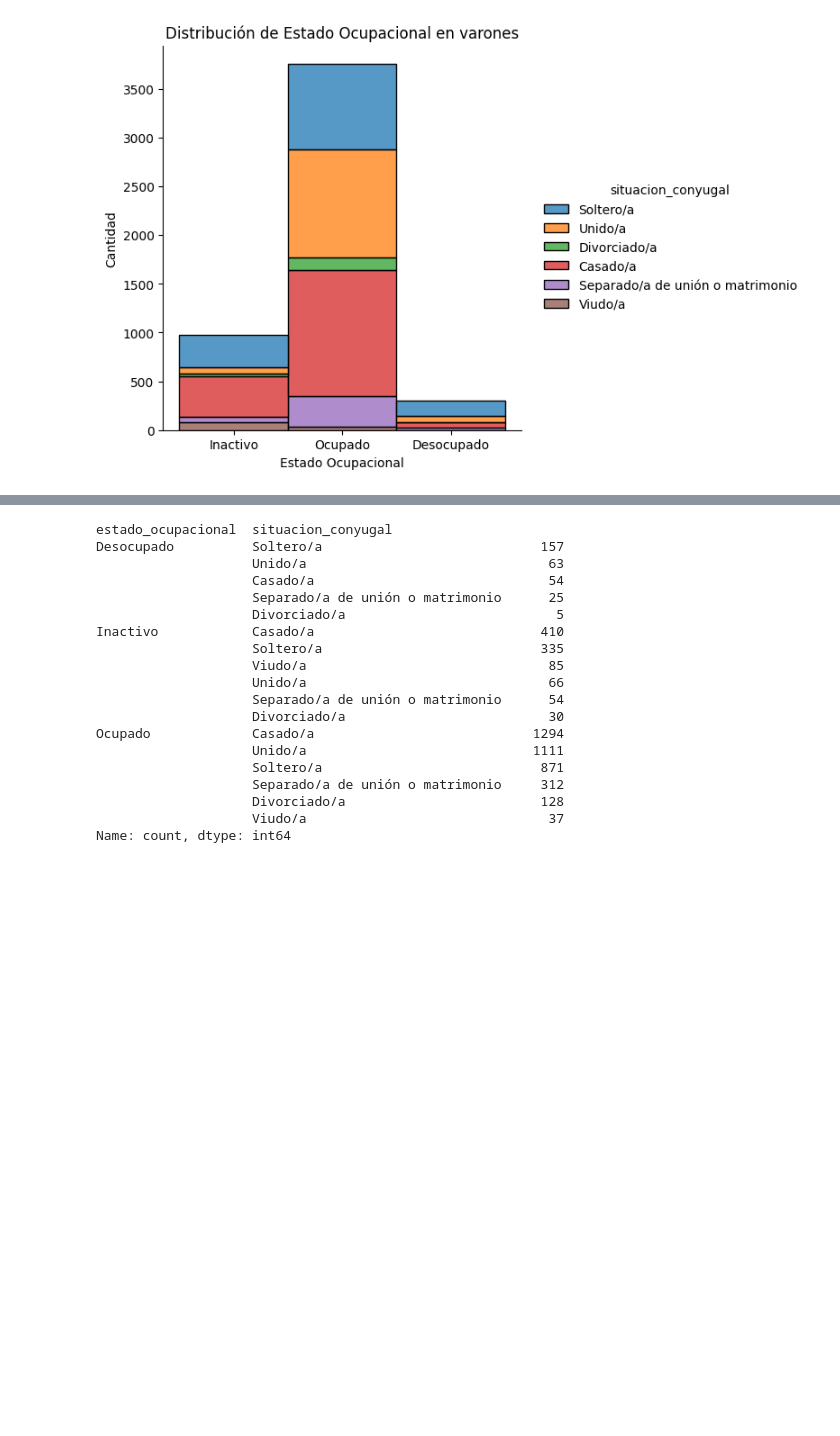
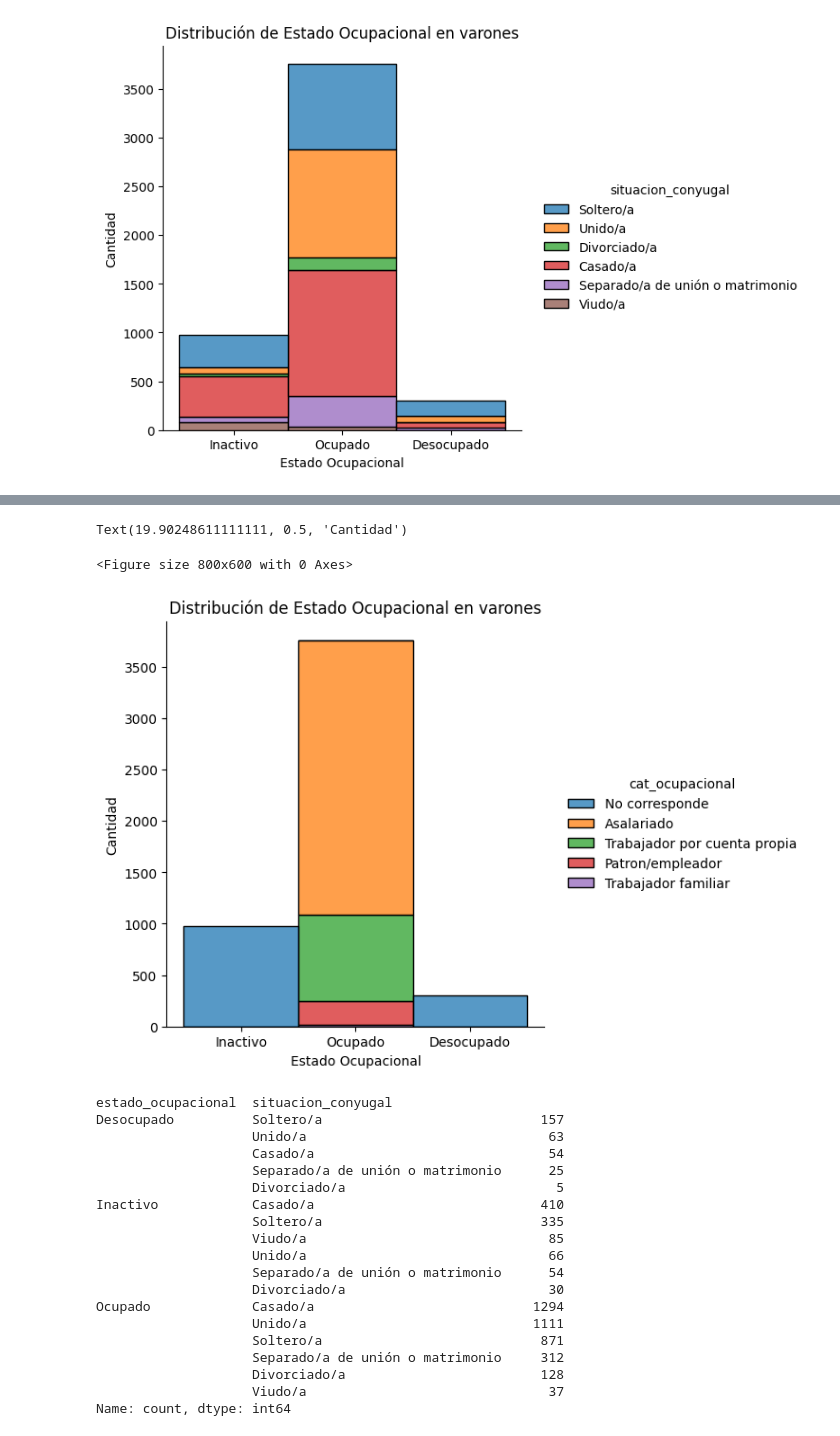
Before and after one commit to caucot/Dataset, a Jupyter notebook: Segunda Entrega/2da-preentrega-grupo8.ipynb, the cells around one changed output, grey strips where cells are left out. Cells and saved outputs as stored; diff of their text form; code cells hidden in the pictures; blank space fills up the shorter version.

```diff
--- a/Segunda Entrega/2da-preentrega-grupo8.ipynb
+++ b/Segunda Entrega/2da-preentrega-grupo8.ipynb
@@ -1011,3 +1023,13 @@ Text(23.616902777777767, 0.5, 'Cantidad')
+# %%
+plt.figure(figsize=(8, 6))  # Tamaño opcional del gráfico
+sns.displot( data=datoslab_masc, x='estado_ocupacional', hue="cat_ocupacional", multiple="stack", color='skyblue')
+plt.title('Distribución de Estado Ocupacional en varones')
+plt.xlabel('Estado Ocupacional')
+plt.ylabel('Cantidad')
+# %% [output]
+Text(19.90248611111111, 0.5, 'Cantidad')
+<Figure size 800x600 with 0 Axes>
+[figure, added]
 # %%
 conteo = datoslab_masc.groupby('estado_ocupacional')['situacion_conyugal'].value_counts()
 valores = conteo.values
```
Also changed, not shown: parts of 5 cells of this notebook.
